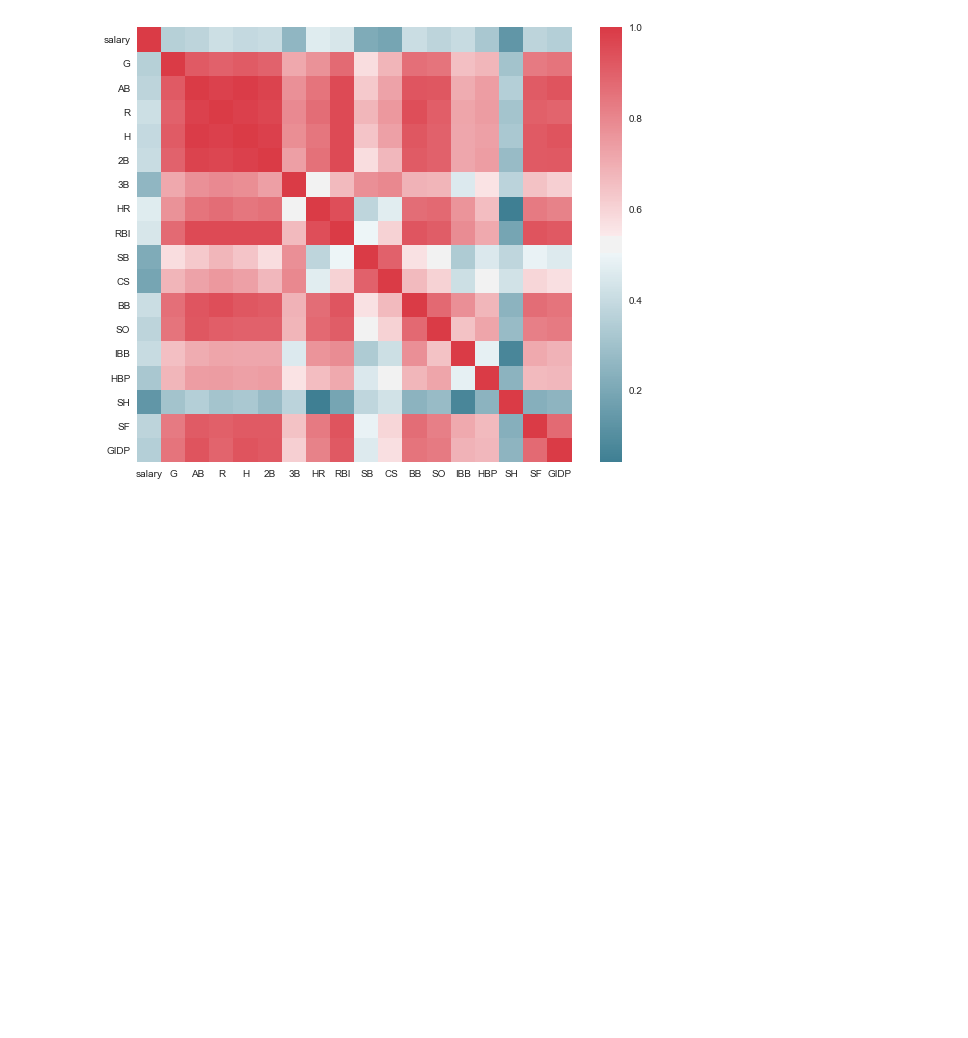
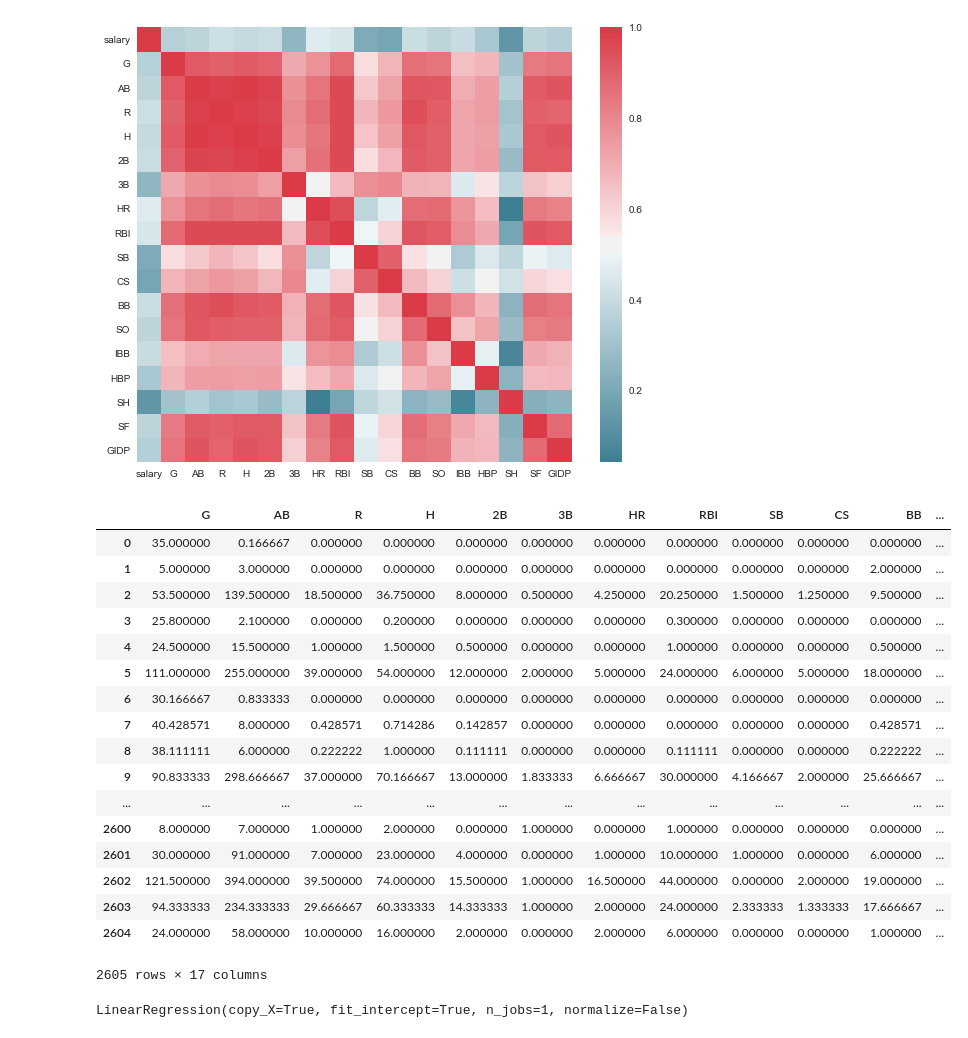
Before and after one commit to stephenlaw30/DataScienceMasters, a Jupyter notebook: Stats/Udacity/DataAnalystNanoDegree/IntroToDataAnalysis/Final/FinalProjectBaseball.ipynb, the cells around one changed output. Drawn from its saved outputs; the diff is of its cells as text; code cells hidden in the pictures; blank space fills up the shorter version.

Commit message:
Add some regression to the analysis, see nothing significant

```diff
--- a/Stats/Udacity/DataAnalystNanoDegree/IntroToDataAnalysis/Final/FinalProjectBaseball.ipynb
+++ b/Stats/Udacity/DataAnalystNanoDegree/IntroToDataAnalysis/Final/FinalProjectBaseball.ipynb
@@ -552,3 +560,24 @@ sns.heatmap(corr, mask=np.zeros_like(corr, dtype=np.bool), cmap=sns.diverging_pa
 # %% [output]
 <matplotlib.axes._subplots.AxesSubplot at 0x...>
 [figure]
+# %%
+numerics.iloc[:,1:]
+# %% [output]
+|  | G | AB | R | H | 2B | 3B | HR | RBI | SB | CS | BB | ... |
+| 0 | 35.000000 | 0.166667 | 0.000000 | 0.000000 | 0.000000 | 0.000000 | 0.000000 | 0.000000 | 0.000000 | 0.000000 | 0.000000 | ... |
+| 1 | 5.000000 | 3.000000 | 0.000000 | 0.000000 | 0.000000 | 0.000000 | 0.000000 | 0.000000 | 0.000000 | 0.000000 | 2.000000 | ... |
+| 2 | 53.500000 | 139.500000 | 18.500000 | 36.750000 | 8.000000 | 0.500000 | 4.250000 | 20.250000 | 1.500000 | 1.250000 | 9.500000 | ... |
+| 3 | 25.800000 | 2.100000 | 0.000000 | 0.200000 | 0.000000 | 0.000000 | 0.000000 | 0.300000 | 0.000000 | 0.000000 | 0.000000 | ... |
+| 4 | 24.500000 | 15.500000 | 1.000000 | 1.500000 | 0.500000 | 0.000000 | 0.000000 | 1.000000 | 0.000000 | 0.000000 | 0.500000 | ... |
+| 5 | 111.000000 | 255.000000 | 39.000000 | 54.000000 | 12.000000 | 2.000000 | 5.000000 | 24.000000 | 6.000000 | 5.000000 | 18.000000 | ... |
+| 6 | 30.166667 | 0.833333 | 0.000000 | 0.000000 | 0.000000 | 0.000000 | 0.000000 | 0.000000 | 0.000000 | 0.000000 | 0.000000 | ... |
+| 7 | 40.428571 | 8.000000 | 0.428571 | 0.714286 | 0.142857 | 0.000000 | 0.000000 | 0.000000 | 0.000000 | 0.000000 | 0.428571 | ... |
+| 8 | 38.111111 | 6.000000 | 0.222222 | 1.000000 | 0.111111 | 0.000000 | 0.000000 | 0.111111 | 0.000000 | 0.000000 | 0.222222 | ... |
+| 9 | 90.833333 | 298.666667 | 37.000000 | 70.166667 | 13.000000 | 1.833333 | 6.666667 | 30.000000 | 4.166667 | 2.000000 | 25.666667 | ... |
+| ... | ... | ... | ... | ... | ... | ... | ... | ... | ... | ... | ... | ... |
+| 2600 | 8.000000 | 7.000000 | 1.000000 | 2.000000 | 0.000000 | 1.000000 | 0.000000 | 1.000000 | 0.000000 | 0.000000 | 0.000000 | ... |
+| 2601 | 30.000000 | 91.000000 | 7.000000 | 23.000000 | 4.000000 | 0.000000 | 1.000000 | 10.000000 | 1.000000 | 0.000000 | 6.000000 | ... |
+| 2602 | 121.500000 | 394.000000 | 39.500000 | 74.000000 | 15.500000 | 1.000000 | 16.500000 | 44.000000 | 0.000000 | 2.000000 | 19.000000 | ... |
+| 2603 | 94.333333 | 234.333333 | 29.666667 | 60.333333 | 14.333333 | 1.000000 | 2.000000 | 24.000000 | 2.333333 | 1.333333 | 17.666667 | ... |
+| 2604 | 24.000000 | 58.000000 | 10.000000 | 16.000000 | 2.000000 | 0.000000 | 2.000000 | 6.000000 | 0.000000 | 0.000000 | 1.000000 | ... |
+2605 rows × 17 columns
@@ -554,0 +594,10 @@ sns.heatmap(corr, mask=np.zeros_like(corr, dtype=np.bool), cmap=sns.diverging_pa
+# %%
+# create a regressor (model) object with LinearRegression() from sklearn.linear_model
+regressor_lm = LinearRegression()
+type(regressor_lm)
+
+# fit our linear regression model to both sets of training data
+#    - .fit() fine tunes the parameters of the model to capture the interaction between the training sets
+regressor_lm.fit(x_train, y_train)
+# %% [output]
+LinearRegression(copy_X=True, fit_intercept=True, n_jobs=1, normalize=False)
```
Also changed, not shown: parts of 13 cells of this notebook.
